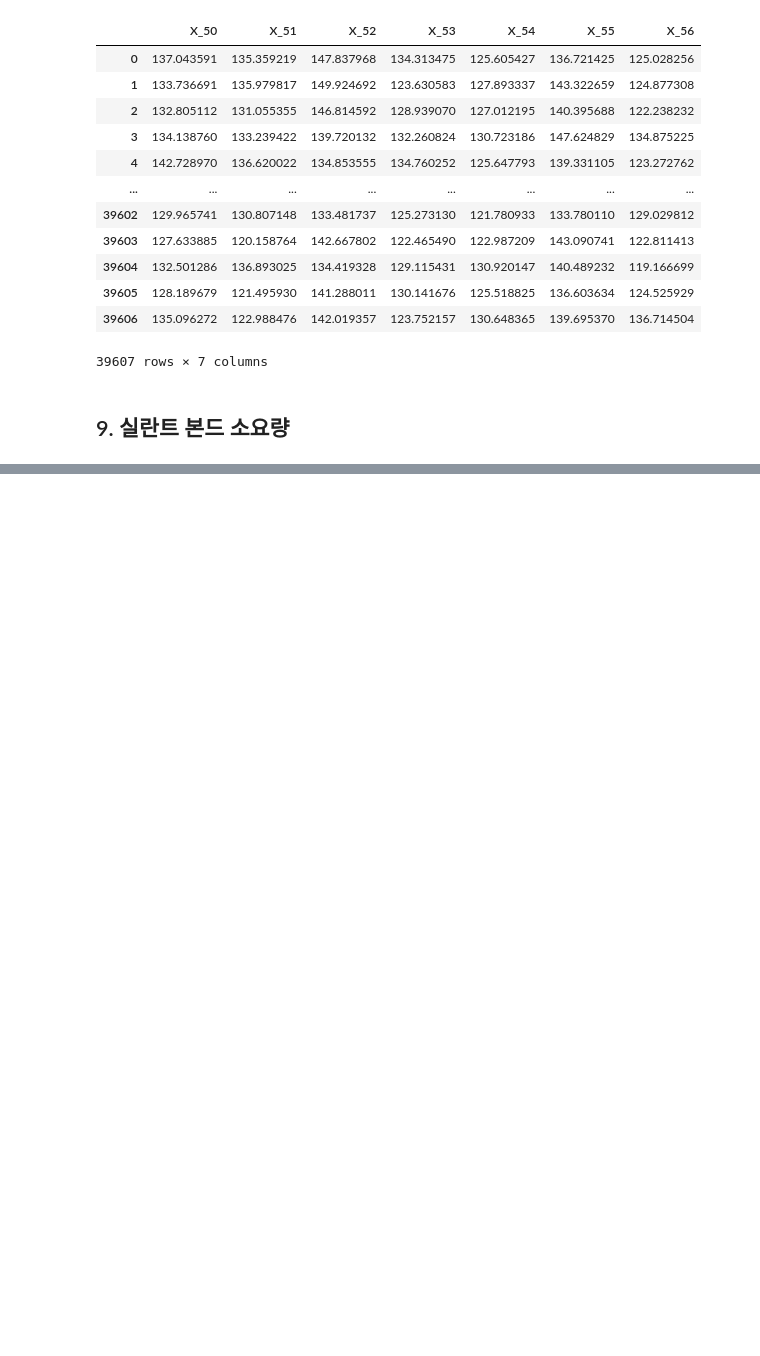
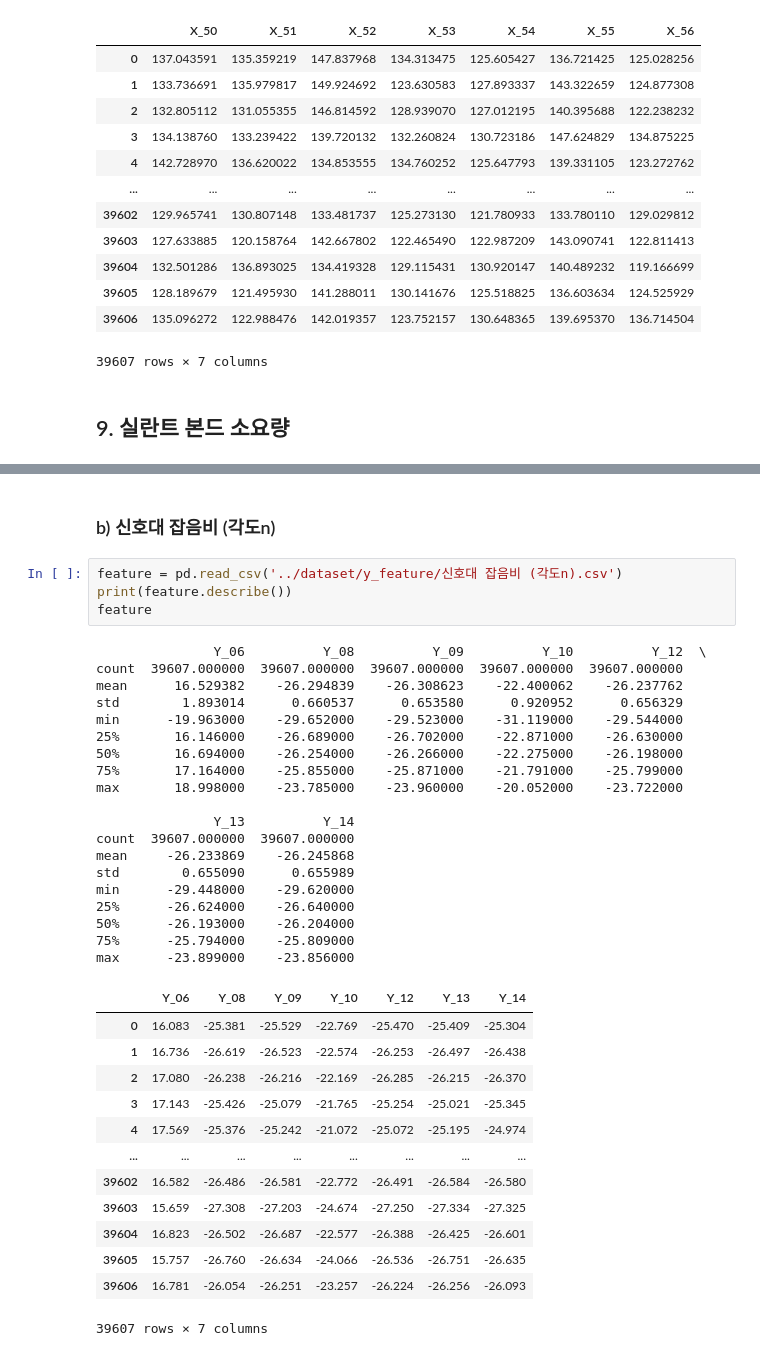
Before and after one commit to jinkyusung/antenna-performance-prediction, a Jupyter notebook: exploratory-data-analysis/eda.ipynb, the cells around one changed output, grey strips where cells are left out. Cells and saved outputs as stored; diff of their text form; blank space fills up the shorter version.

```diff
--- a/exploratory-data-analysis/eda.ipynb
+++ b/exploratory-data-analysis/eda.ipynb
@@ -626,0 +720,39 @@ max     1469.000000
+# %% [markdown]
+### b) 신호대 잡음비 (각도n)
+# %%
+feature = pd.read_csv('../dataset/y_feature/신호대 잡음비 (각도n).csv')
+print(feature.describe())
+feature
+# %% [output]
+               Y_06          Y_08          Y_09          Y_10          Y_12  \
+count  39607.000000  39607.000000  39607.000000  39607.000000  39607.000000
+mean      16.529382    -26.294839    -26.308623    -22.400062    -26.237762
+std        1.893014      0.660537      0.653580      0.920952      0.656329
+min      -19.963000    -29.652000    -29.523000    -31.119000    -29.544000
+25%       16.146000    -26.689000    -26.702000    -22.871000    -26.630000
+50%       16.694000    -26.254000    -26.266000    -22.275000    -26.198000
+75%       17.164000    -25.855000    -25.871000    -21.791000    -25.799000
+max       18.998000    -23.785000    -23.960000    -20.052000    -23.722000
+
+               Y_13          Y_14
+count  39607.000000  39607.000000
+mean     -26.233869    -26.245868
+std        0.655090      0.655989
+min      -29.448000    -29.620000
+25%      -26.624000    -26.640000
+50%      -26.193000    -26.204000
+75%      -25.794000    -25.809000
+max      -23.899000    -23.856000
+|  | Y_06 | Y_08 | Y_09 | Y_10 | Y_12 | Y_13 | Y_14 |
+| 0 | 16.083 | -25.381 | -25.529 | -22.769 | -25.470 | -25.409 | -25.304 |
+| 1 | 16.736 | -26.619 | -26.523 | -22.574 | -26.253 | -26.497 | -26.438 |
+| 2 | 17.080 | -26.238 | -26.216 | -22.169 | -26.285 | -26.215 | -26.370 |
+| 3 | 17.143 | -25.426 | -25.079 | -21.765 | -25.254 | -25.021 | -25.345 |
+| 4 | 17.569 | -25.376 | -25.242 | -21.072 | -25.072 | -25.195 | -24.974 |
+| ... | ... | ... | ... | ... | ... | ... | ... |
+| 39602 | 16.582 | -26.486 | -26.581 | -22.772 | -26.491 | -26.584 | -26.580 |
+| 39603 | 15.659 | -27.308 | -27.203 | -24.674 | -27.250 | -27.334 | -27.325 |
+| 39604 | 16.823 | -26.502 | -26.687 | -22.577 | -26.388 | -26.425 | -26.601 |
+| 39605 | 15.757 | -26.760 | -26.634 | -24.066 | -26.536 | -26.751 | -26.635 |
+| 39606 | 16.781 | -26.054 | -26.251 | -23.257 | -26.224 | -26.256 | -26.093 |
+39607 rows × 7 columns
```
Also changed, not shown: parts of 27 cells of this notebook.
